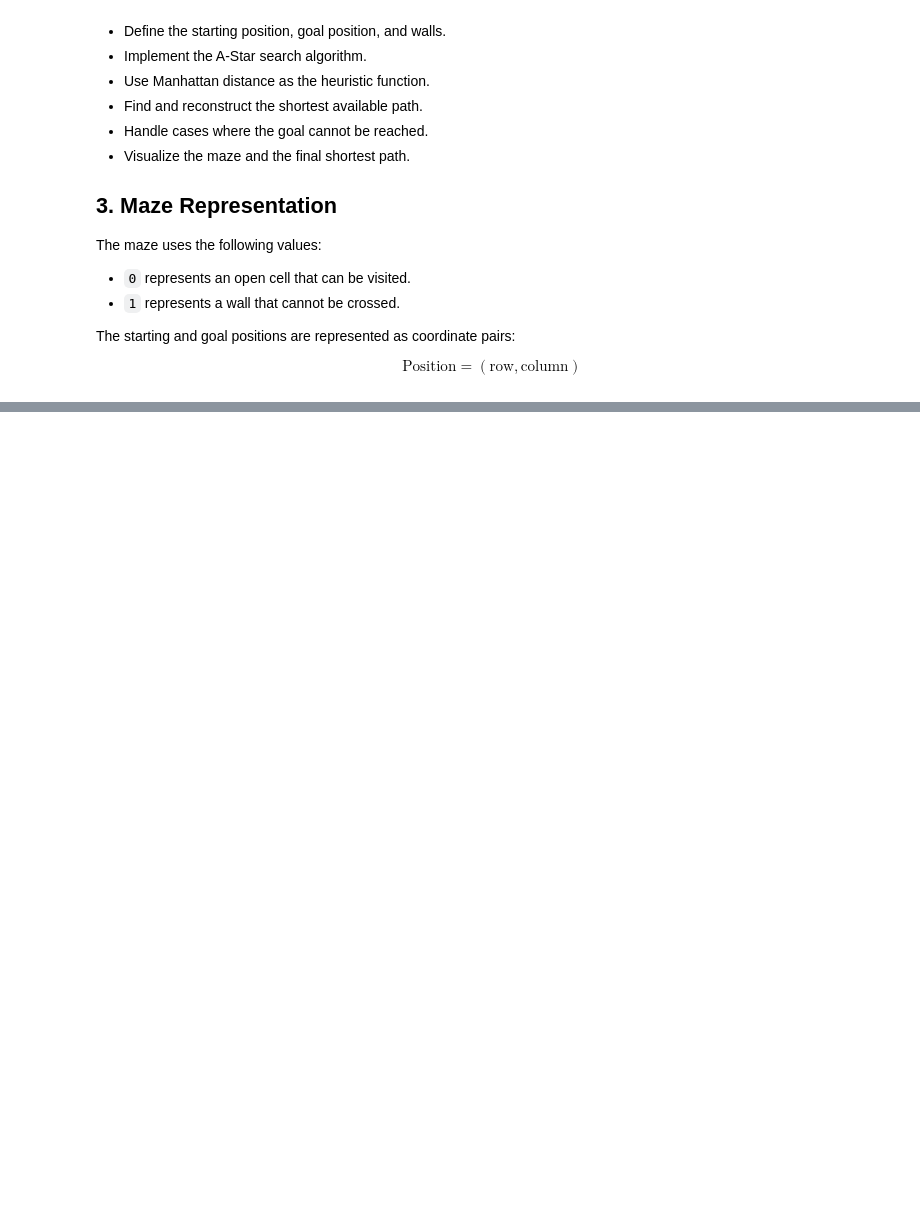
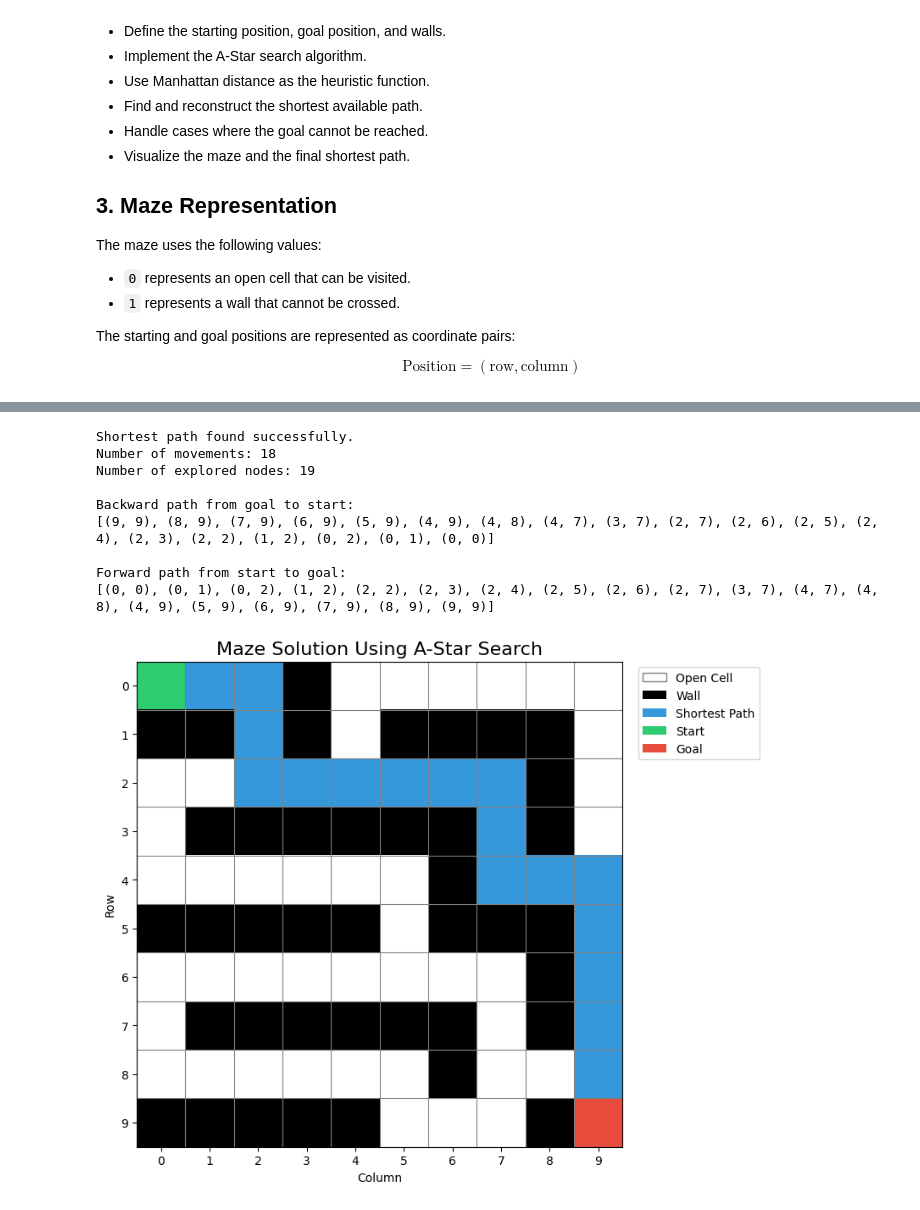
Before and after one commit to elias8080007/Syntecxhub_Maze_Solver, a Jupyter notebook: maze_solver_astar.ipynb, the cells around one changed output, grey strips where cells are left out. Drawn from its saved outputs; the diff is of its cells as text; code cells hidden in the pictures; blank space fills up the shorter version.

```diff
--- a/maze_solver_astar.ipynb
+++ b/maze_solver_astar.ipynb
@@ -49,0 +212,11 @@ $$
+# %%
+def manhattan_distance(position, goal):
+    row_distance = abs(position[0] - goal[0])
+    column_distance = abs(position[1] - goal[1])
+
+    return row_distance + column_distance
+
+
+start_estimate = manhattan_distance(start, goal)
+
+print("Estimated distance from start to goal:", start_estimate)
@@ -49,0 +405,43 @@ $$
+# %%
+forward_path, backward_path, exploration_order = a_star_search(
+    maze,
+    start,
+    goal
+)
+
+if forward_path is not None:
+    number_of_movements = len(forward_path) - 1
+    explored_nodes = len(exploration_order)
+
+    print("Shortest path found successfully.")
+    print("Number of movements:", number_of_movements)
+    print("Number of explored nodes:", explored_nodes)
+
+    print("\nBackward path from goal to start:")
+    print(backward_path)
+
+    print("\nForward path from start to goal:")
+    print(forward_path)
+
+    visualize_maze(
+        maze,
+        start,
+        goal,
+        path=forward_path,
+        title="Maze Solution Using A-Star Search"
+    )
+
+else:
+    print("No path exists between the start and goal positions.")
+    print("Number of explored nodes:", len(exploration_order))
+# %% [output]
+Shortest path found successfully.
+Number of movements: 18
+Number of explored nodes: 19
+
+Backward path from goal to start:
+[(9, 9), (8, 9), (7, 9), (6, 9), (5, 9), (4, 9), (4, 8), (4, 7), (3, 7), (2, 7), (2, 6), (2, 5), (2, 4), (2, 3), (2, 2), (1, 2), (0, 2), (0, 1), (0, 0)]
+
+Forward path from start to goal:
+[(0, 0), (0, 1), (0, 2), (1, 2), (2, 2), (2, 3), (2, 4), (2, 5), (2, 6), (2, 7), (3, 7), (4, 7), (4, 8), (4, 9), (5, 9), (6, 9), (7, 9), (8, 9), (9, 9)]
+[figure, added]
```
Also changed, not shown: parts of 18 cells of this notebook.
